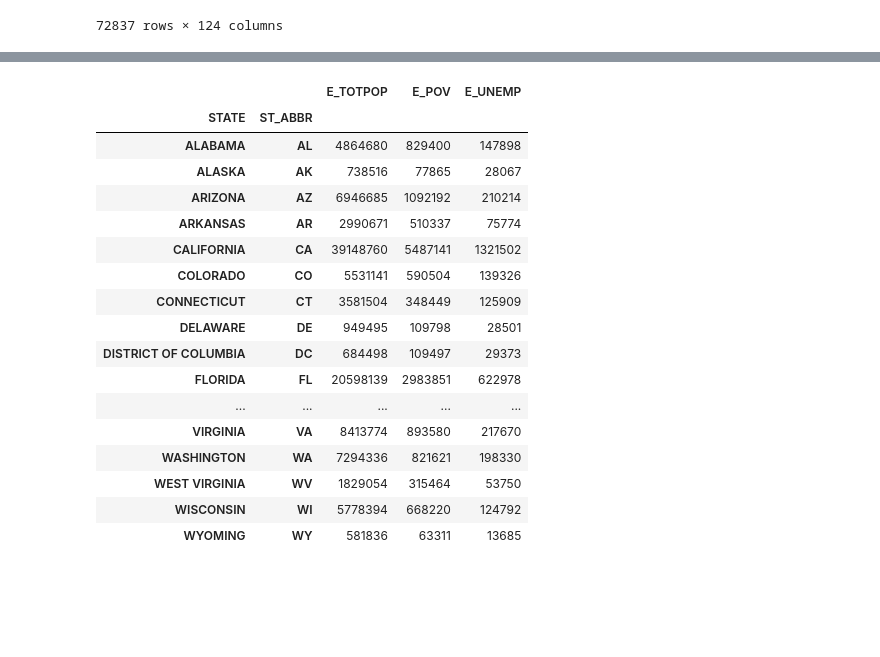
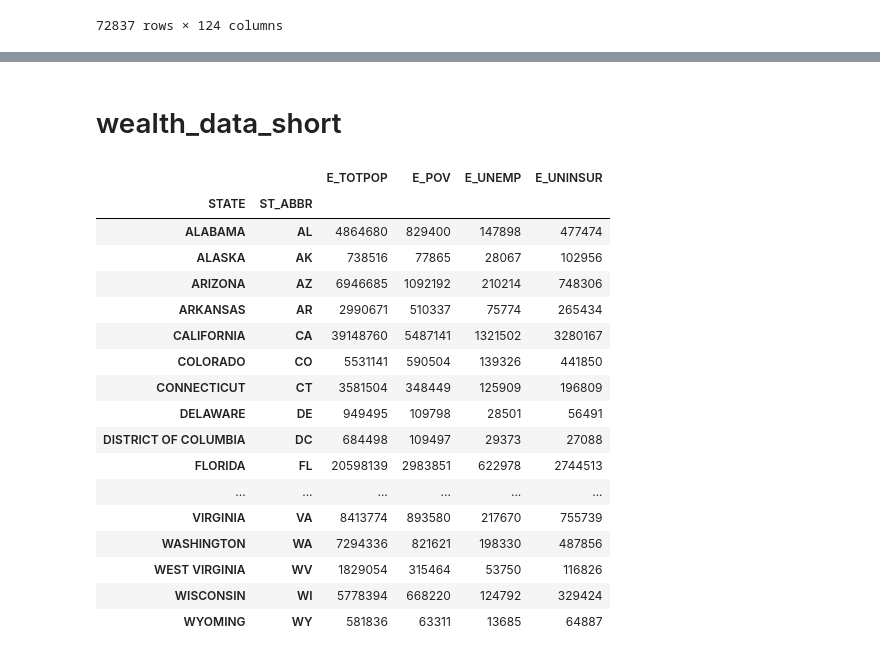
Before and after one commit to HaylieCannon/nss-capstone, a Jupyter notebook: notebook/health_trends.ipynb, the cells around one changed output, grey strips where cells are left out. Cells and saved outputs as stored; diff of their text form; code cells hidden in the pictures; blank space fills up the shorter version.

```diff
--- a/notebook/health_trends.ipynb
+++ b/notebook/health_trends.ipynb
@@ -62,22 +46,24 @@ wealth_data_short
+# %% [markdown]
+# wealth_data_short
 # %%
-wealth_data_state = wealth_data_short.groupby(['STATE', 'ST_ABBR']).sum()[['E_TOTPOP', 'E_POV', 'E_UNEMP']]
+wealth_data_state = wealth_data_short.groupby(['STATE', 'ST_ABBR']).sum()[['E_TOTPOP', 'E_POV', 'E_UNEMP', 'E_UNINSUR']]
 wealth_data_state
 # %% [output]
-|  |  | E_TOTPOP | E_POV | E_UNEMP |
-| STATE | ST_ABBR |  |  |  |
-| ALABAMA | AL | 4864680 | 829400 | 147898 |
-| ALASKA | AK | 738516 | 77865 | 28067 |
-| ARIZONA | AZ | 6946685 | 1092192 | 210214 |
-| ARKANSAS | AR | 2990671 | 510337 | 75774 |
-| CALIFORNIA | CA | 39148760 | 5487141 | 1321502 |
-| COLORADO | CO | 5531141 | 590504 | 139326 |
-| CONNECTICUT | CT | 3581504 | 348449 | 125909 |
-| DELAWARE | DE | 949495 | 109798 | 28501 |
-| DISTRICT OF COLUMBIA | DC | 684498 | 109497 | 29373 |
-| FLORIDA | FL | 20598139 | 2983851 | 622978 |
-| ... | ... | ... | ... | ... |
-| VIRGINIA | VA | 8413774 | 893580 | 217670 |
-| WASHINGTON | WA | 7294336 | 821621 | 198330 |
-| WEST VIRGINIA | WV | 1829054 | 315464 | 53750 |
-| WISCONSIN | WI | 5778394 | 668220 | 124792 |
-| WYOMING | WY | 581836 | 63311 | 13685 |
+|  |  | E_TOTPOP | E_POV | E_UNEMP | E_UNINSUR |
+| STATE | ST_ABBR |  |  |  |  |
+| ALABAMA | AL | 4864680 | 829400 | 147898 | 477474 |
+| ALASKA | AK | 738516 | 77865 | 28067 | 102956 |
+| ARIZONA | AZ | 6946685 | 1092192 | 210214 | 748306 |
+| ARKANSAS | AR | 2990671 | 510337 | 75774 | 265434 |
+| CALIFORNIA | CA | 39148760 | 5487141 | 1321502 | 3280167 |
+| COLORADO | CO | 5531141 | 590504 | 139326 | 441850 |
+| CONNECTICUT | CT | 3581504 | 348449 | 125909 | 196809 |
+| DELAWARE | DE | 949495 | 109798 | 28501 | 56491 |
+| DISTRICT OF COLUMBIA | DC | 684498 | 109497 | 29373 | 27088 |
+| FLORIDA | FL | 20598139 | 2983851 | 622978 | 2744513 |
+| ... | ... | ... | ... | ... | ... |
+| VIRGINIA | VA | 8413774 | 893580 | 217670 | 755739 |
+| WASHINGTON | WA | 7294336 | 821621 | 198330 | 487856 |
+| WEST VIRGINIA | WV | 1829054 | 315464 | 53750 | 116826 |
+| WISCONSIN | WI | 5778394 | 668220 | 124792 | 329424 |
+| WYOMING | WY | 581836 | 63311 | 13685 | 64887 |
```
Also changed, not shown: parts of 15 cells of this notebook, 2 other files.
